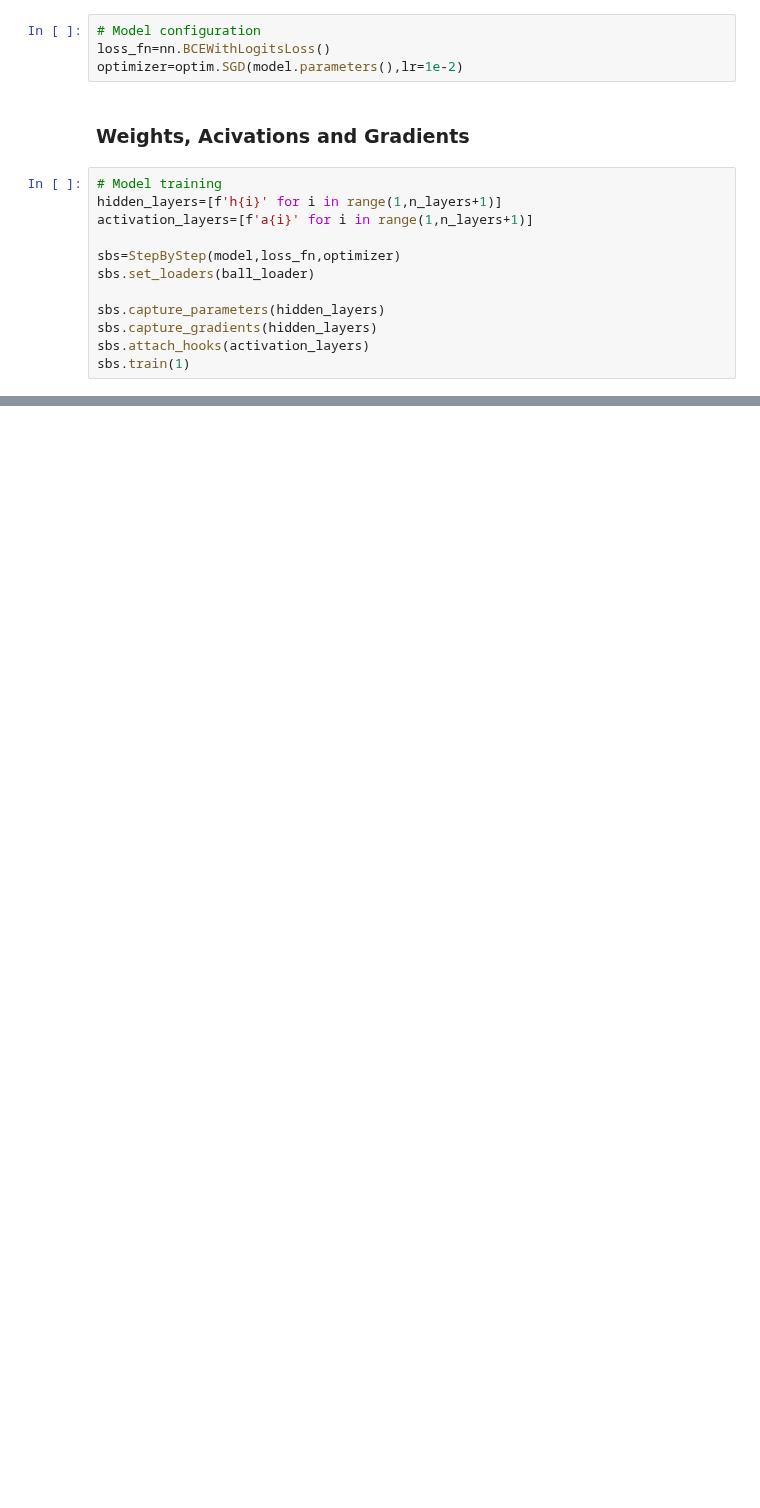
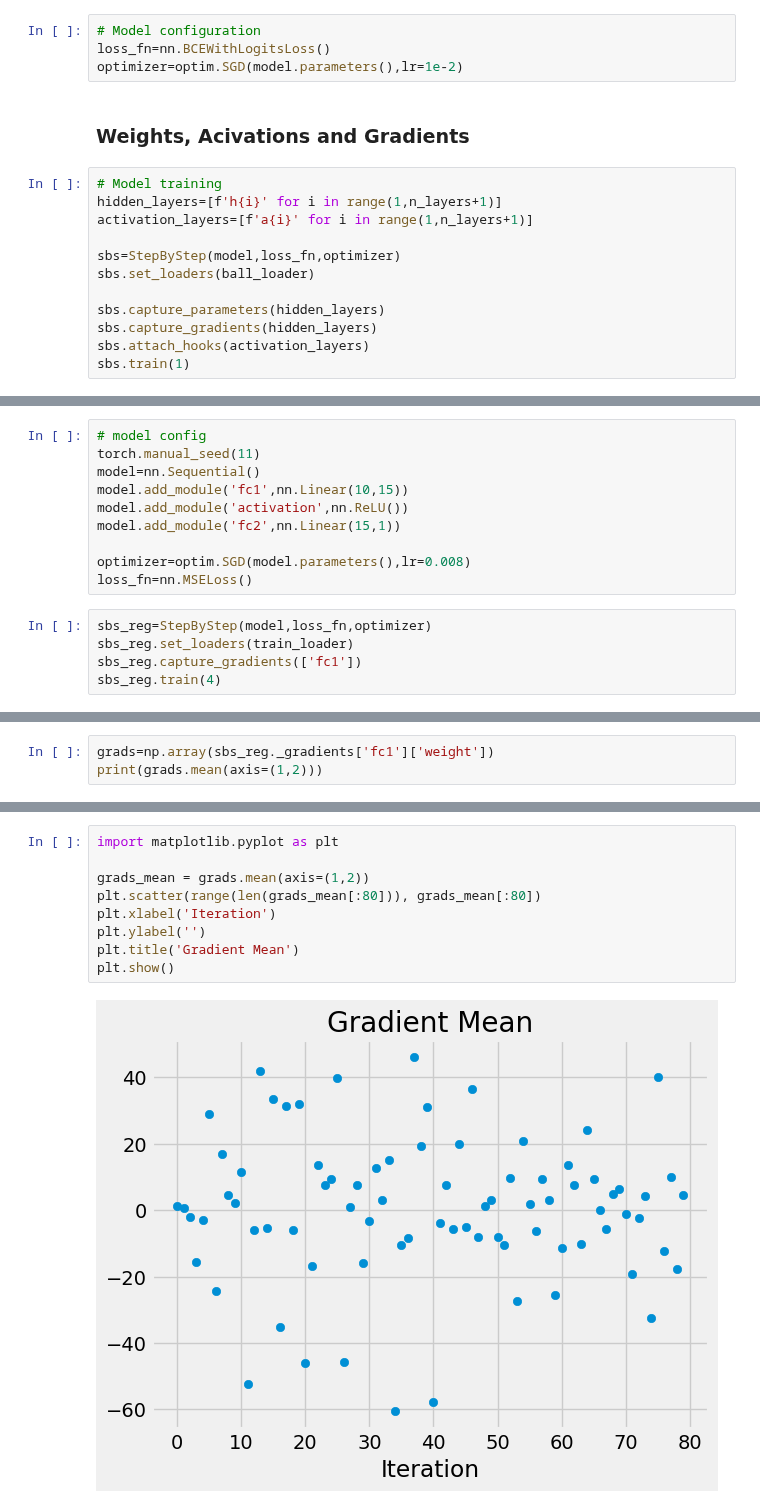
Before and after one commit to Anushkach/Deep-Learning, a Jupyter notebook: Deep Learning with Pytorch/vanishing and exploding gradients.ipynb, the cells around one changed output, grey strips where cells are left out. Cells and saved outputs as stored; diff of their text form; blank space fills up the shorter version.

```diff
--- a/Deep Learning with Pytorch/vanishing and exploding gradients.ipynb
+++ b/Deep Learning with Pytorch/vanishing and exploding gradients.ipynb
@@ -88,0 +226,15 @@ params,gradinets,activations=get_plot_data(train_loader=ball_loader,model=model)
+# %%
+# model config
+torch.manual_seed(11)
+model=nn.Sequential()
+model.add_module('fc1',nn.Linear(10,15))
+model.add_module('activation',nn.ReLU())
+model.add_module('fc2',nn.Linear(15,1))
+
+optimizer=optim.SGD(model.parameters(),lr=0.008)
+loss_fn=nn.MSELoss()
+# %%
+sbs_reg=StepByStep(model,loss_fn,optimizer)
+sbs_reg.set_loaders(train_loader)
+sbs_reg.capture_gradients(['fc1'])
+sbs_reg.train(4)
@@ -88,0 +245,3 @@ params,gradinets,activations=get_plot_data(train_loader=ball_loader,model=model)
+# %%
+grads=np.array(sbs_reg._gradients['fc1']['weight'])
+print(grads.mean(axis=(1,2)))
@@ -88,0 +266,11 @@ params,gradinets,activations=get_plot_data(train_loader=ball_loader,model=model)
+# %%
+import matplotlib.pyplot as plt
+
+grads_mean = grads.mean(axis=(1,2))
+plt.scatter(range(len(grads_mean[:80])), grads_mean[:80])
+plt.xlabel('Iteration')
+plt.ylabel('')
+plt.title('Gradient Mean')
+plt.show()
+# %% [output]
+[figure, added]
```
Also changed, not shown: parts of 31 cells of this notebook.
